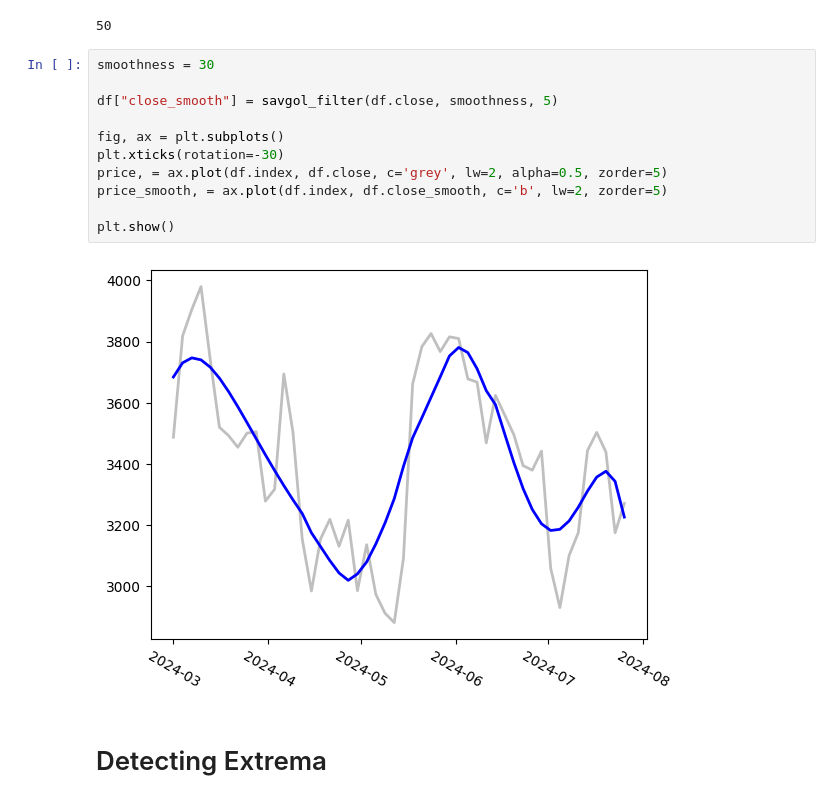
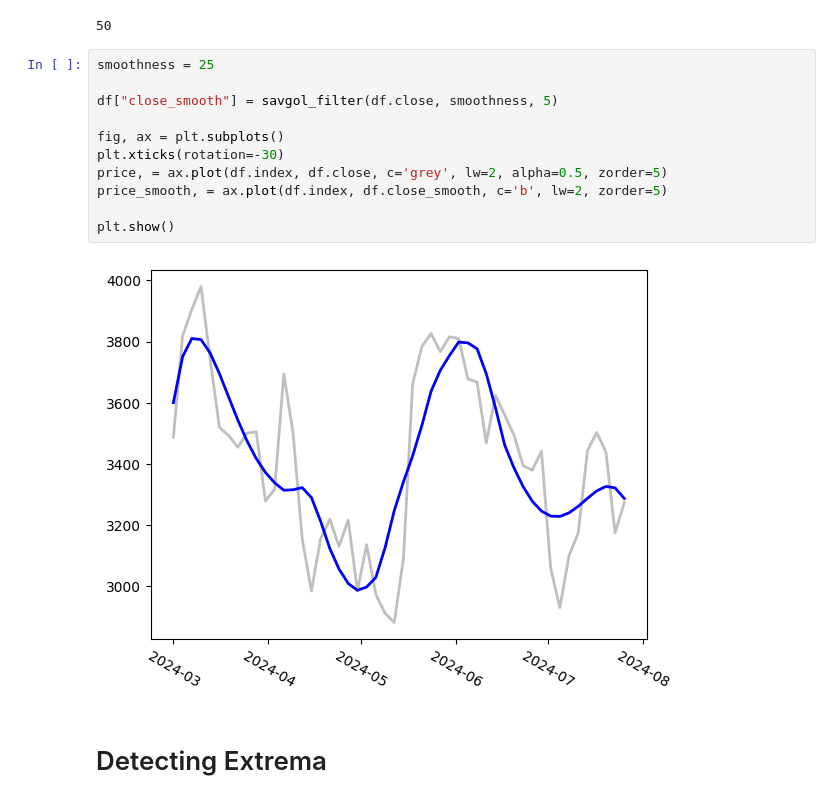
Before and after one commit to elymsyr/Stock-Price, a Jupyter notebook: Formation/video-final.ipynb, the cells around one changed output. Saved outputs shown, nothing was run; the diff lists cells and outputs as text.

```diff
--- a/Formation/video-final.ipynb
+++ b/Formation/video-final.ipynb
@@ -69,18 +66,18 @@ print(len(df))
 # %% [output]
 50
 # %%
-smoothness = 30
+smoothness = 25
 
 df["close_smooth"] = savgol_filter(df.close, smoothness, 5)
 
 fig, ax = plt.subplots()
 plt.xticks(rotation=-30)
 price, = ax.plot(df.index, df.close, c='grey', lw=2, alpha=0.5, zorder=5)
 price_smooth, = ax.plot(df.index, df.close_smooth, c='b', lw=2, zorder=5)
 
 plt.show()
 # %% [output]
-[figure, old version]
+[figure, new version]
 # %% [markdown]
 #  Detecting Extrema
 # %%
```
Also changed, not shown: parts of 2 cells of this notebook.
